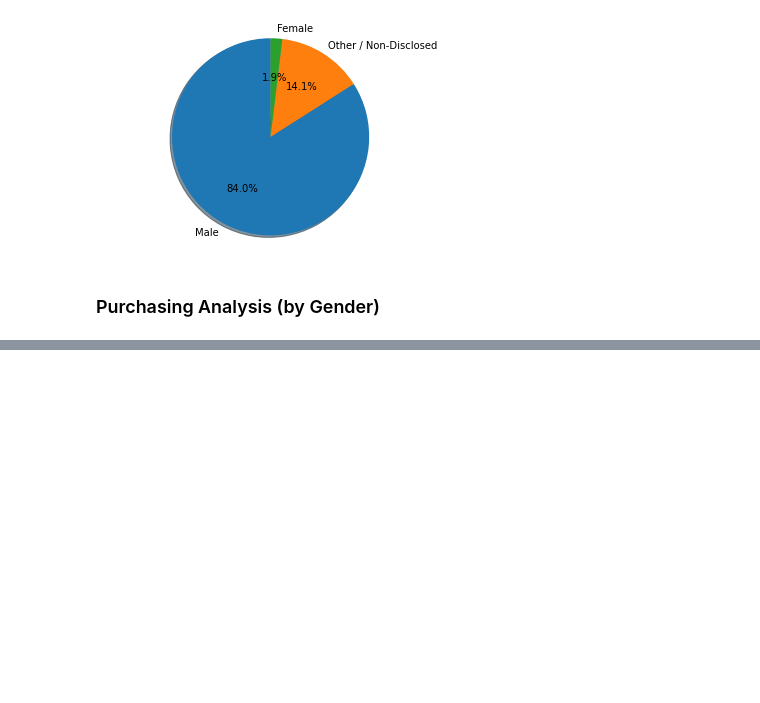
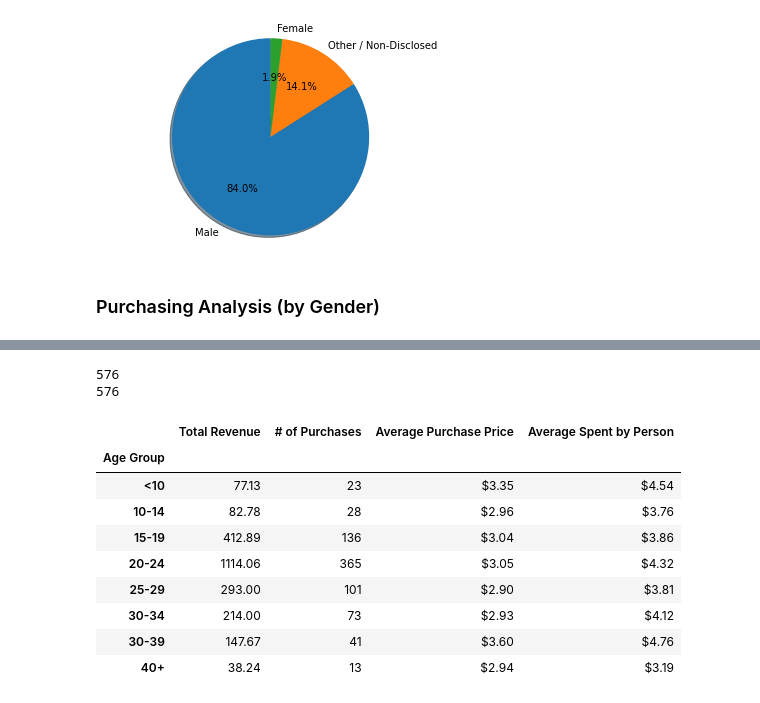
Before and after one commit to taylorsyde/Heros-of-Pymoli, a Jupyter notebook: EDA.ipynb, the cells around one changed output, grey strips where cells are left out. Drawn from its saved outputs; the diff is of its cells as text; code cells hidden in the pictures; blank space fills up the shorter version.

```diff
--- a/EDA.ipynb
+++ b/EDA.ipynb
@@ -150,0 +173,36 @@ purchase_analysis_df.head()
+# %%
+# Use the unique user name df to get age demo counts
+unique_sn_df['Age Group'] = pd.cut(data_df['Age'], bins, labels=group_names, include_lowest=True)
+
+age_count = unique_sn_df['Age Group'].value_counts()
+
+#verify the player count is correct
+print(sum(age_count))
+print(player_count)
+# %% [output]
+576
+576
+# %%
+#calculate all the vaules
+purchase_count_age = data_df['Age Group'].value_counts()
+avg_purchase_age = data_df.groupby(['Age Group']).mean()['Price']
+total_purchase_age = data_df.groupby(['Age Group']).sum()['Price'].rename('Total Revenue')
+avg_purchase_perperson_age = total_purchase_age/age_count
+# %%
+# creat a dataframe for the age demo summary
+age_demo_df = pd.DataFrame(total_purchase_age)
+age_demo_df['# of Purchases'] = purchase_count_age
+age_demo_df['Average Purchase Price'] = avg_purchase_age.map("${:,.2f}".format)
+age_demo_df['Average Spent by Person'] = avg_purchase_perperson_age.map("${:,.2f}".format)
+age_demo_df
+# %% [output]
+|  | Total Revenue | # of Purchases | Average Purchase Price | Average Spent by Person |
+| Age Group |  |  |  |  |
+| <10 | 77.13 | 23 | $3.35 | $4.54 |
+| 10-14 | 82.78 | 28 | $2.96 | $3.76 |
+| 15-19 | 412.89 | 136 | $3.04 | $3.86 |
+| 20-24 | 1114.06 | 365 | $3.05 | $4.32 |
+| 25-29 | 293.00 | 101 | $2.90 | $3.81 |
+| 30-34 | 214.00 | 73 | $2.93 | $4.12 |
+| 30-39 | 147.67 | 41 | $3.60 | $4.76 |
+| 40+ | 38.24 | 13 | $2.94 | $3.19 |
```
Also changed, not shown: parts of 8 cells of this notebook.
